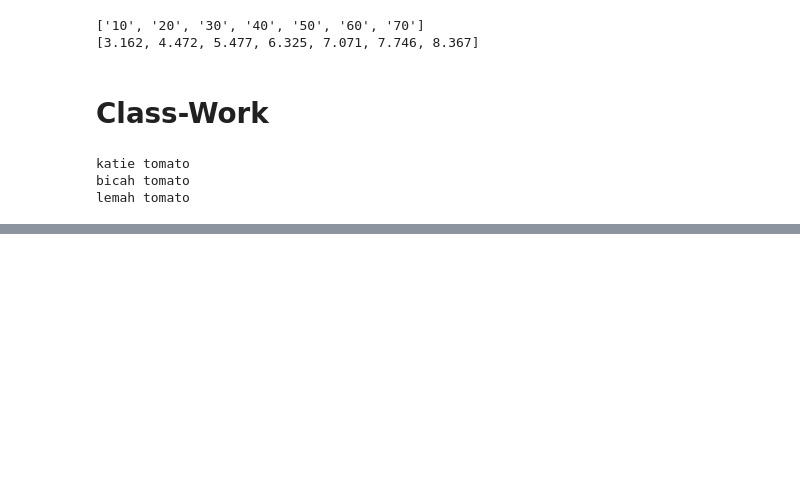
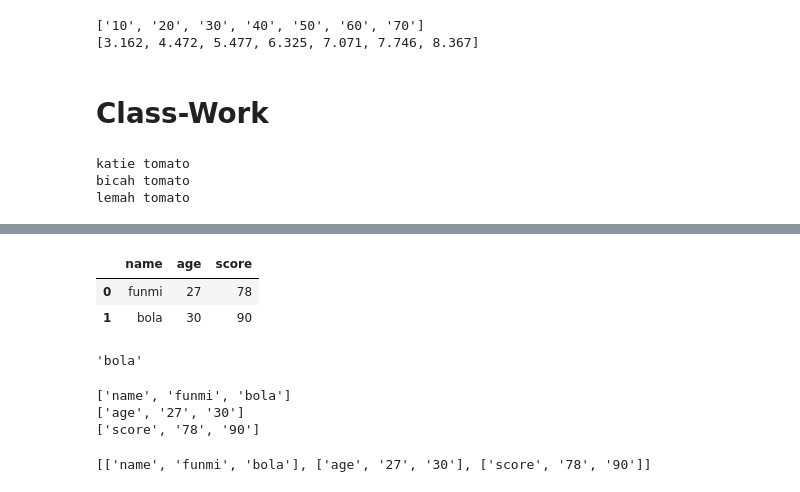
Before and after one commit to Cetezin/My-Projects, a Jupyter notebook: Introduction _to_python.ipynb, the cells around one changed output, grey strips where cells are left out. Cells and saved outputs as stored; diff of their text form; code cells hidden in the pictures; blank space fills up the shorter version.

```diff
--- a/Introduction _to_python.ipynb
+++ b/Introduction _to_python.ipynb
@@ -616,0 +622,8 @@ lemah tomato
+# %%
+a = [["name", "age", "score"],
+     ["funmi", "27", "78"],
+     ["bola", "30", "90"]]
+
+print(a[0][0])
+print(a[1][0])
+print(a[2][0])
@@ -616,0 +642,4 @@ lemah tomato
+# %%
+for i in range(0, 3):
+    for a in range(0, 3):
+        print(a, i)
@@ -616,0 +656,32 @@ lemah tomato
+# %%
+import pandas as pd
+df = pd.DataFrame(a[1:], columns=a[0])
+df
+# %% [output]
+|  | name | age | score |
+| 0 | funmi | 27 | 78 |
+| 1 | bola | 30 | 90 |
+# %%
+a[2][0]
+# %% [output]
+'bola'
+# %%
+for i in range(0, len(a)):
+    index_value = []
+    for n in a:
+        index_value.append(n[i])
+    print(index_value)
+# %% [output]
+['name', 'funmi', 'bola']
+['age', '27', '30']
+['score', '78', '90']
+# %%
+new_arr = []
+for i in range(0, 3):
+    arr = []
+    for n in a:
+        arr.append(n[i])
+    new_arr.append(arr)
+print(new_arr)
+# %% [output]
+[['name', 'funmi', 'bola'], ['age', '27', '30'], ['score', '78', '90']]
```
Also changed, not shown: parts of 15 cells of this notebook.
